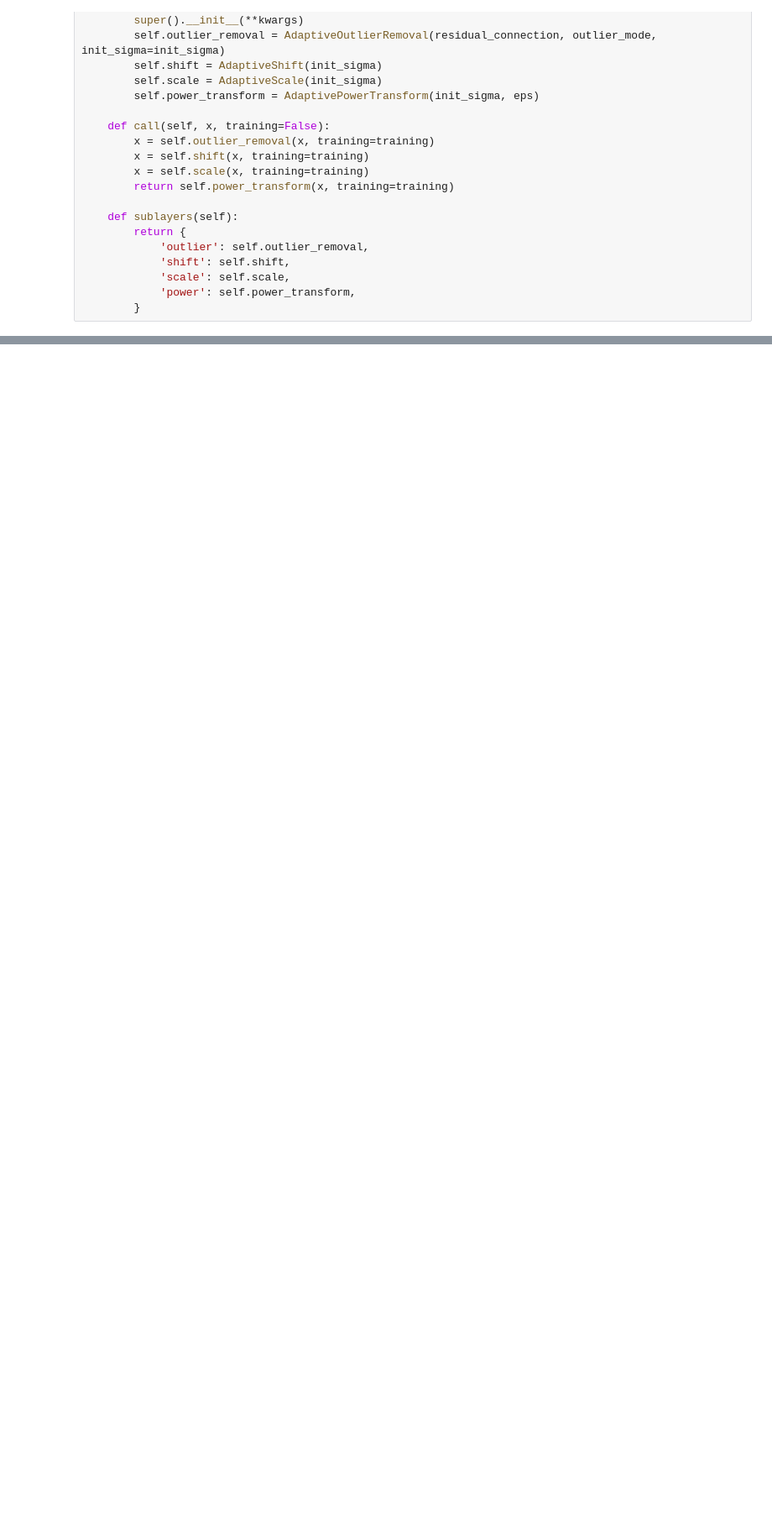
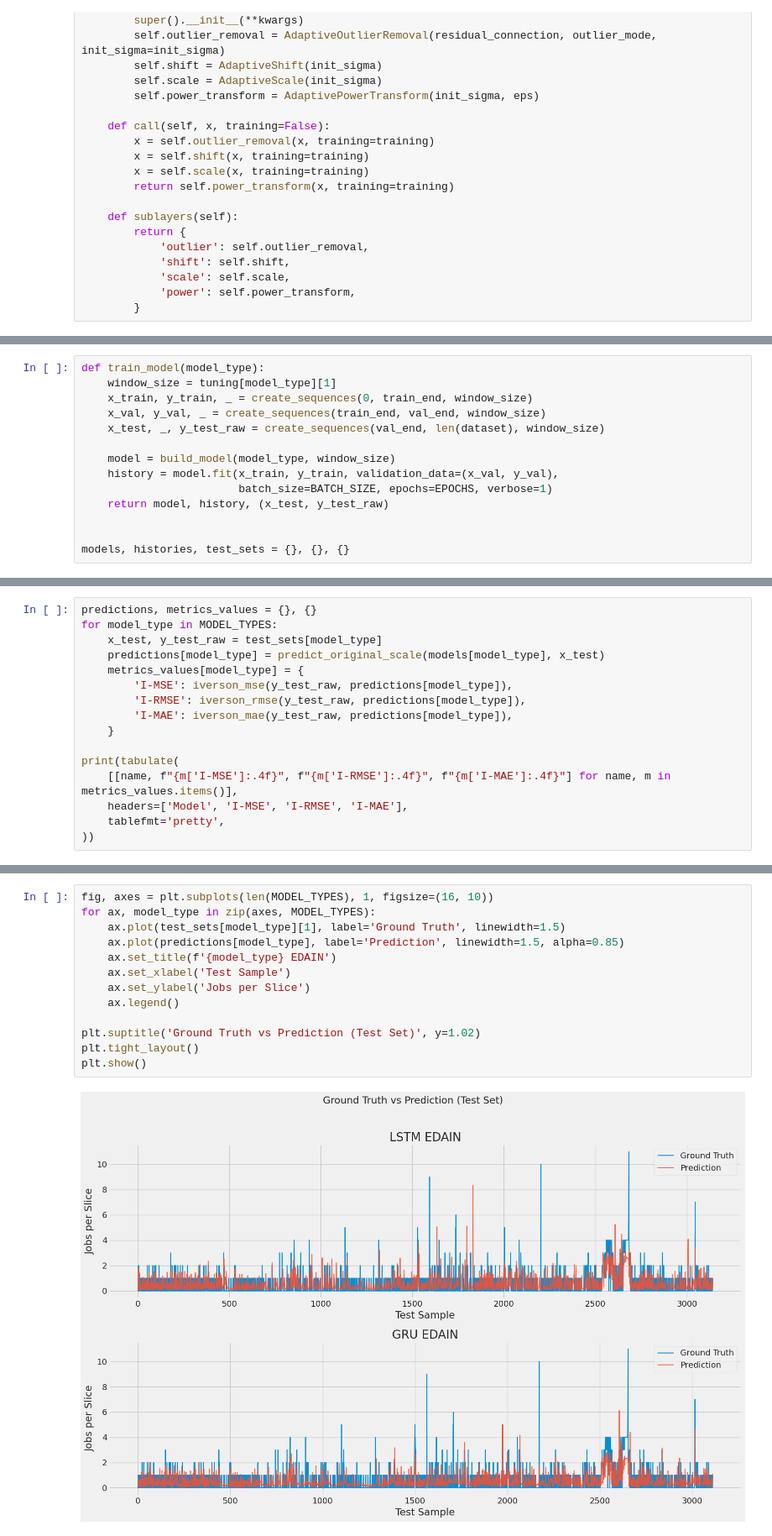
Before and after one commit to sfh525/ksak-timeseries-csa, a Jupyter notebook: lstm-edain.ipynb, the cells around one changed output, grey strips where cells are left out. Shown at 84% size. Saved outputs shown, nothing was run; the diff lists cells and outputs as text; blank space fills up the shorter version.

```diff
--- a/lstm-edain.ipynb
+++ b/lstm-edain.ipynb
@@ -624,0 +432,14 @@ print('Iverson metrics summary table generated.')
+# %%
+def train_model(model_type):
+    window_size = tuning[model_type][1]
+    x_train, y_train, _ = create_sequences(0, train_end, window_size)
+    x_val, y_val, _ = create_sequences(train_end, val_end, window_size)
+    x_test, _, y_test_raw = create_sequences(val_end, len(dataset), window_size)
+
+    model = build_model(model_type, window_size)
+    history = model.fit(x_train, y_train, validation_data=(x_val, y_val),
+                        batch_size=BATCH_SIZE, epochs=EPOCHS, verbose=1)
+    return model, history, (x_test, y_test_raw)
+
+
+models, histories, test_sets = {}, {}, {}
@@ -624,0 +493,16 @@ print('Iverson metrics summary table generated.')
+# %%
+predictions, metrics_values = {}, {}
+for model_type in MODEL_TYPES:
+    x_test, y_test_raw = test_sets[model_type]
+    predictions[model_type] = predict_original_scale(models[model_type], x_test)
+    metrics_values[model_type] = {
+        'I-MSE': iverson_mse(y_test_raw, predictions[model_type]),
+        'I-RMSE': iverson_rmse(y_test_raw, predictions[model_type]),
+        'I-MAE': iverson_mae(y_test_raw, predictions[model_type]),
+    }
+
+print(tabulate(
+    [[name, f"{m['I-MSE']:.4f}", f"{m['I-RMSE']:.4f}", f"{m['I-MAE']:.4f}"] for name, m in metrics_values.items()],
+    headers=['Model', 'I-MSE', 'I-RMSE', 'I-MAE'],
+    tablefmt='pretty',
+))
@@ -624,0 +521,15 @@ print('Iverson metrics summary table generated.')
+# %%
+fig, axes = plt.subplots(len(MODEL_TYPES), 1, figsize=(16, 10))
+for ax, model_type in zip(axes, MODEL_TYPES):
+    ax.plot(test_sets[model_type][1], label='Ground Truth', linewidth=1.5)
+    ax.plot(predictions[model_type], label='Prediction', linewidth=1.5, alpha=0.85)
+    ax.set_title(f'{model_type} EDAIN')
+    ax.set_xlabel('Test Sample')
+    ax.set_ylabel('Jobs per Slice')
+    ax.legend()
+
+plt.suptitle('Ground Truth vs Prediction (Test Set)', y=1.02)
+plt.tight_layout()
+plt.show()
+# %% [output]
+[figure, added]
```
Also changed, not shown: parts of 65 cells of this notebook.
